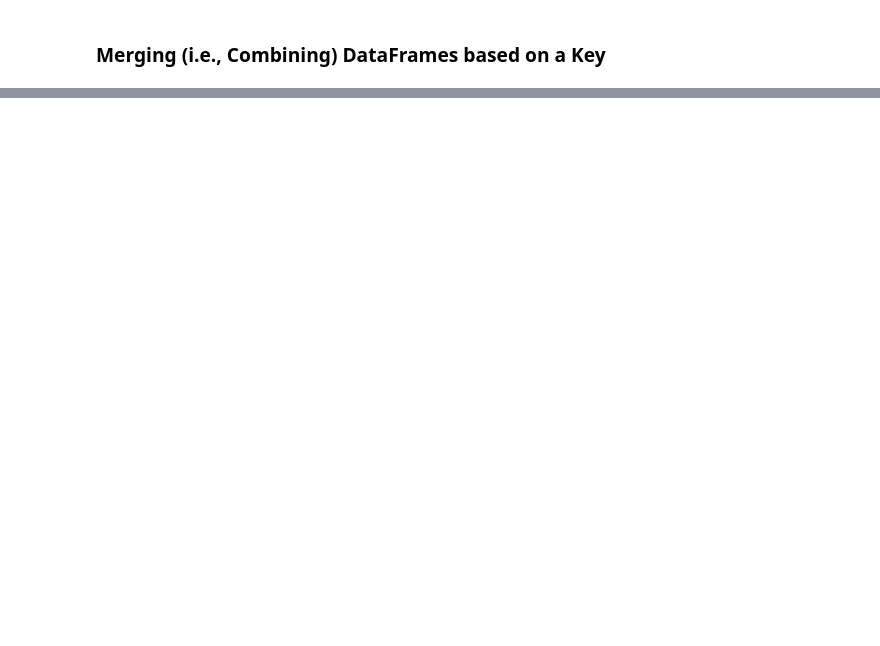
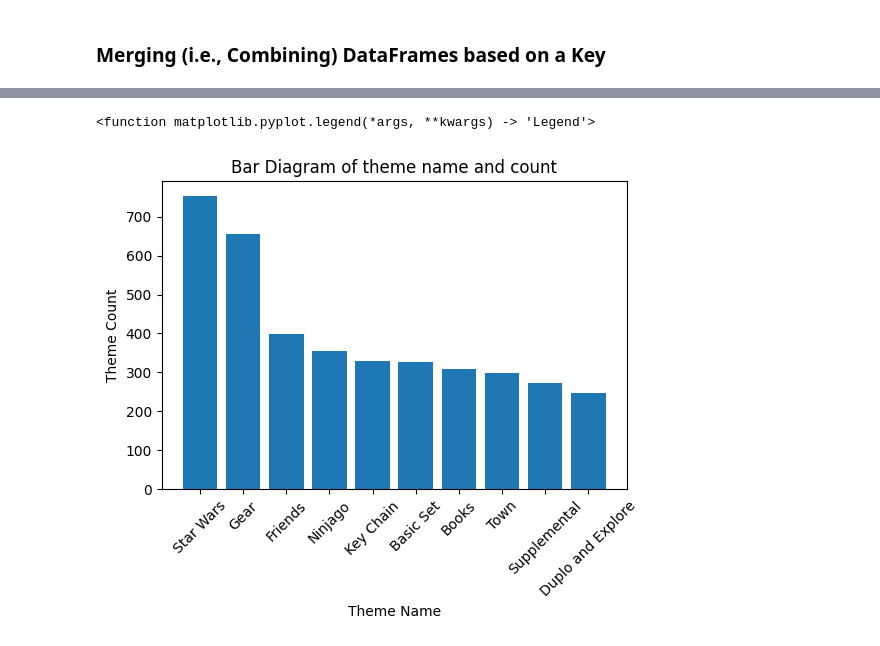
Before and after one commit to AshisB/python_projects, a Jupyter notebook: pandas_proj/LEGO Notebook and Data (start)/Lego_Analysis_for_Course_(start).ipynb, the cells around one changed output, grey strips where cells are left out. Saved outputs shown, nothing was run; the diff lists cells and outputs as text; code cells hidden in the pictures; blank space fills up the shorter version.

```diff
--- a/pandas_proj/LEGO Notebook and Data (start)/Lego_Analysis_for_Course_(start).ipynb
+++ b/pandas_proj/LEGO Notebook and Data (start)/Lego_Analysis_for_Course_(start).ipynb
@@ -380,3 +394,7 @@ theme_count_df.head()
 The themes.csv file has the actual theme names. The sets .csv has <code>theme_ids</code> which link to the <code>id</code> column in the themes.csv.
 # %% [markdown]
 **Challenge**: Explore the themes.csv. How is it structured? Search for the name 'Star Wars'. How many <code>id</code>s correspond to this name in the themes.csv? Now use these <code>id</code>s and find the corresponding the sets in the sets.csv (Hint: you'll need to look for matches in the <code>theme_id</code> column)
+# %%
+theme_final_df=pd.read_csv('./data/themes.csv')
+theme_ids=theme_final_df[theme_final_df['name']=='Star Wars']['id']
+theme_ids
@@ -384,0 +450,15 @@ The themes.csv file has the actual theme names. The sets .csv has <code>theme_id
+# %%
+# Step 1: Count sets per theme_id
+new_set = set_df['theme_id'].value_counts()
+
+# Step 2: Convert to DataFrame with clear column names
+new_set_count_df = pd.DataFrame({
+    'id': new_set.index,
+    'theme_count': new_set.values
+})
+
+# Step 3: Merge with themes to get theme NAMES
+merged_df = pd.merge(new_set_count_df, theme_final_df, on='id')  # No quotes!
+
+# Step 4: See which theme has the most sets
+print(merged_df.sort_values('theme_count', ascending=False).head(10))
@@ -384,0 +477,11 @@ The themes.csv file has the actual theme names. The sets .csv has <code>theme_id
+# %%
+plt.figure(figsize=(6,4))
+plt.xticks(rotation=45)
+plt.bar(merged_df.name[:10],merged_df.theme_count[:10])
+plt.xlabel('Theme Name')
+plt.ylabel('Theme Count')
+plt.title('Bar Diagram of theme name and count')
+plt.legend
+# %% [output]
+<function matplotlib.pyplot.legend(*args, **kwargs) -> 'Legend'>
+[figure, added]
```
Also changed, not shown: parts of 8 cells of this notebook, 1 other file.
